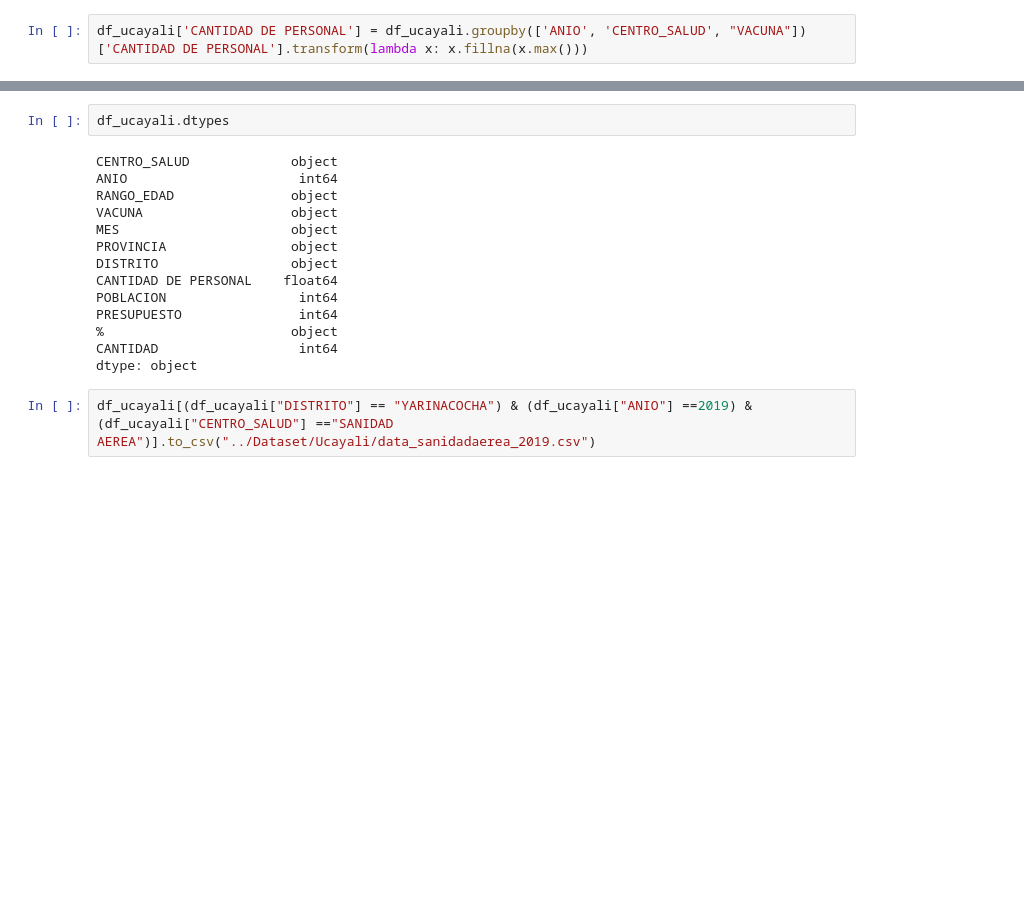
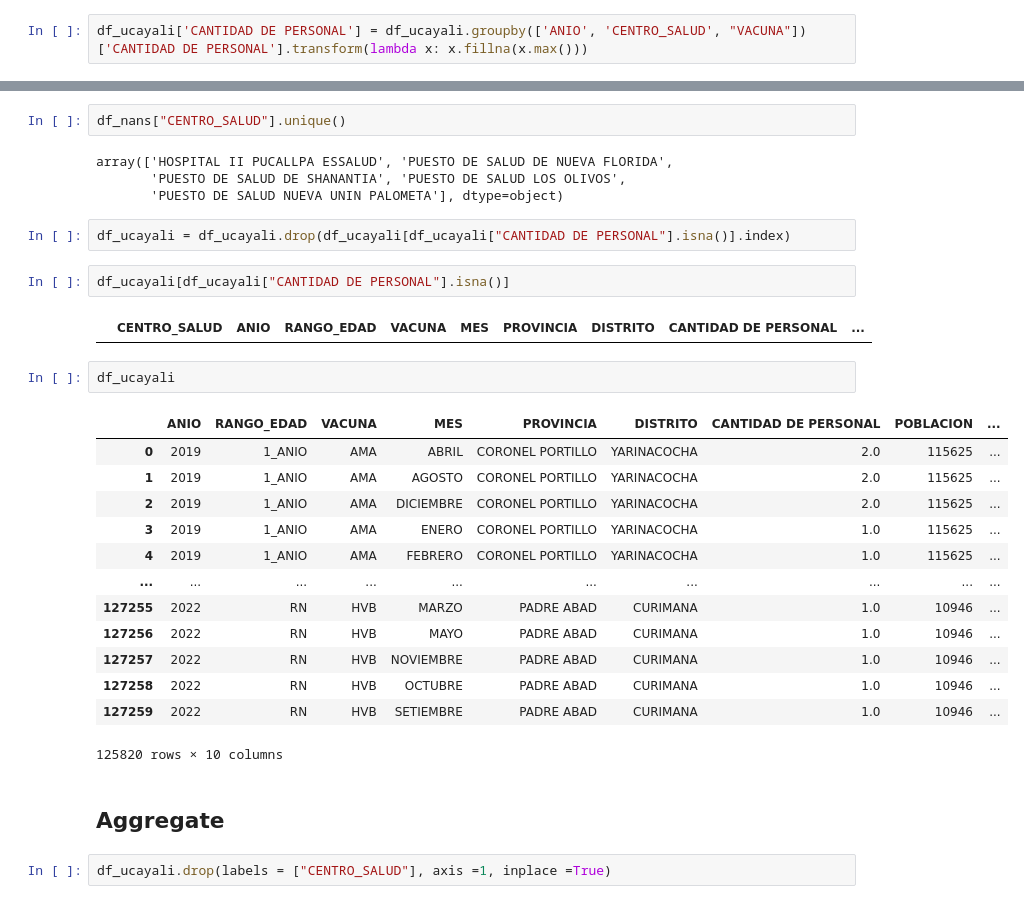
Before and after one commit to lulloaX/group3_unicef, a Jupyter notebook: Scripts/EDA.ipynb, the cells around one changed output, grey strips where cells are left out. Cells and saved outputs as stored; diff of their text form; blank space fills up the shorter version.

```diff
--- a/Scripts/EDA.ipynb
+++ b/Scripts/EDA.ipynb
@@ -325,18 +345,32 @@ df_ucayali[df_ucayali["CANTIDAD DE PERSONAL"].isna()]
 # %%
-df_ucayali.dtypes
+df_nans["CENTRO_SALUD"].unique()
 # %% [output]
-CENTRO_SALUD             object
-ANIO                      int64
-RANGO_EDAD               object
-VACUNA                   object
-MES                      object
-PROVINCIA                object
-DISTRITO                 object
-CANTIDAD DE PERSONAL    float64
-POBLACION                 int64
-PRESUPUESTO               int64
-%                        object
-CANTIDAD                  int64
-dtype: object
+array(['HOSPITAL II PUCALLPA ESSALUD', 'PUESTO DE SALUD DE NUEVA FLORIDA',
+       'PUESTO DE SALUD DE SHANANTIA', 'PUESTO DE SALUD LOS OLIVOS',
+       'PUESTO DE SALUD NUEVA UNIN PALOMETA'], dtype=object)
-# %%
-df_ucayali[(df_ucayali["DISTRITO"] == "YARINACOCHA") & (df_ucayali["ANIO"] ==2019) & (df_ucayali["CENTRO_SALUD"] =="SANIDAD AEREA")].to_csv("../Dataset/Ucayali/data_sanidadaerea_2019.csv")
+# %%
+df_ucayali = df_ucayali.drop(df_ucayali[df_ucayali["CANTIDAD DE PERSONAL"].isna()].index)
+# %%
+df_ucayali[df_ucayali["CANTIDAD DE PERSONAL"].isna()]
+# %% [output]
+|  | CENTRO_SALUD | ANIO | RANGO_EDAD | VACUNA | MES | PROVINCIA | DISTRITO | CANTIDAD DE PERSONAL | ... |
+# %%
+df_ucayali
+# %% [output]
+|  | ANIO | RANGO_EDAD | VACUNA | MES | PROVINCIA | DISTRITO | CANTIDAD DE PERSONAL | POBLACION | ... |
+| 0 | 2019 | 1_ANIO | AMA | ABRIL | CORONEL PORTILLO | YARINACOCHA | 2.0 | 115625 | ... |
+| 1 | 2019 | 1_ANIO | AMA | AGOSTO | CORONEL PORTILLO | YARINACOCHA | 2.0 | 115625 | ... |
+| 2 | 2019 | 1_ANIO | AMA | DICIEMBRE | CORONEL PORTILLO | YARINACOCHA | 2.0 | 115625 | ... |
+| 3 | 2019 | 1_ANIO | AMA | ENERO | CORONEL PORTILLO | YARINACOCHA | 1.0 | 115625 | ... |
+| 4 | 2019 | 1_ANIO | AMA | FEBRERO | CORONEL PORTILLO | YARINACOCHA | 1.0 | 115625 | ... |
+| ... | ... | ... | ... | ... | ... | ... | ... | ... | ... |
+| 127255 | 2022 | RN | HVB | MARZO | PADRE ABAD | CURIMANA | 1.0 | 10946 | ... |
+| 127256 | 2022 | RN | HVB | MAYO | PADRE ABAD | CURIMANA | 1.0 | 10946 | ... |
+| 127257 | 2022 | RN | HVB | NOVIEMBRE | PADRE ABAD | CURIMANA | 1.0 | 10946 | ... |
+| 127258 | 2022 | RN | HVB | OCTUBRE | PADRE ABAD | CURIMANA | 1.0 | 10946 | ... |
+| 127259 | 2022 | RN | HVB | SETIEMBRE | PADRE ABAD | CURIMANA | 1.0 | 10946 | ... |
+125820 rows × 10 columns
+# %% [markdown]
+## Aggregate
+# %%
+df_ucayali.drop(labels = ["CENTRO_SALUD"], axis =1, inplace =True)
```
Also changed, not shown: parts of 8 cells of this notebook, 4 other files.
